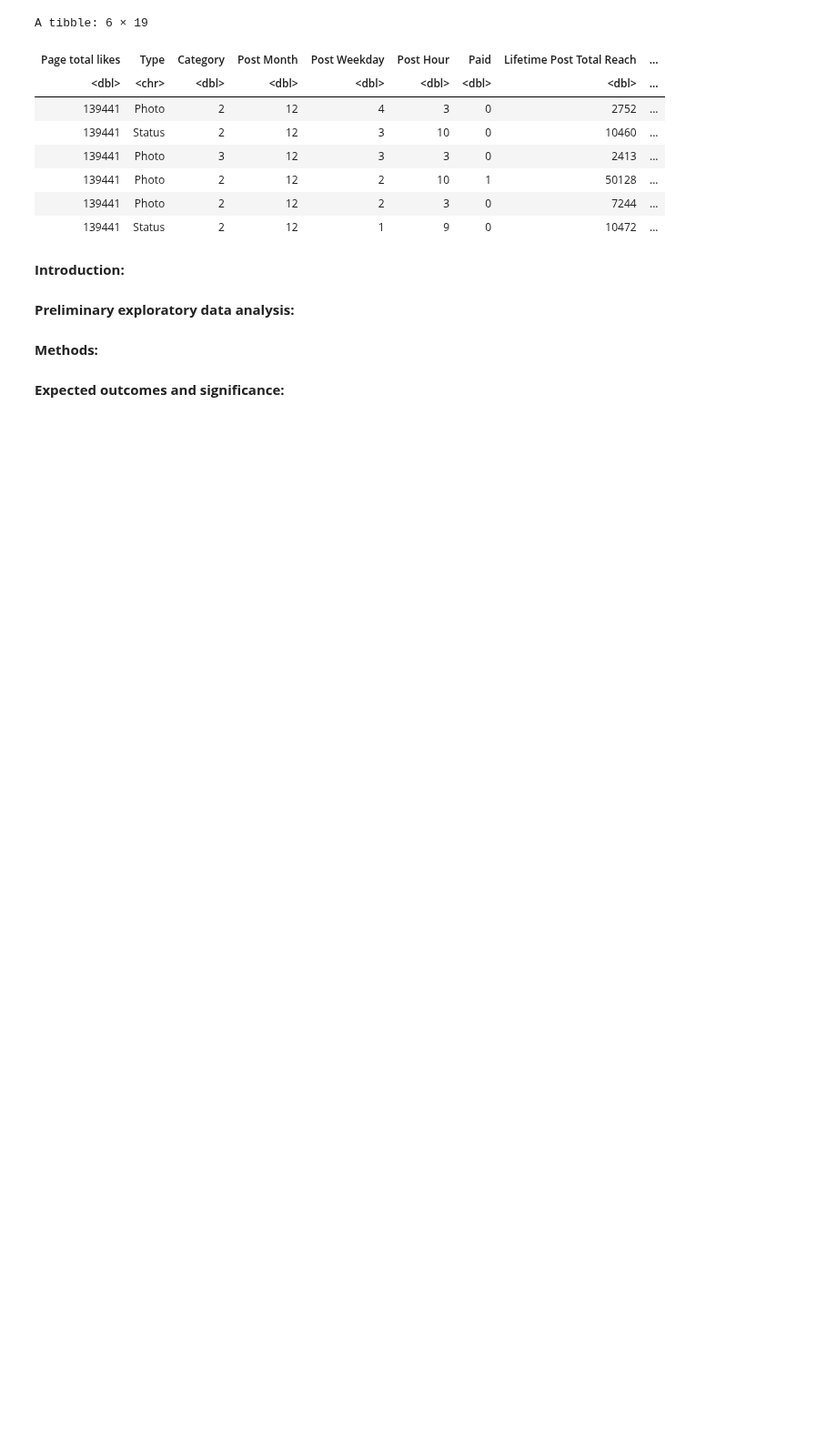
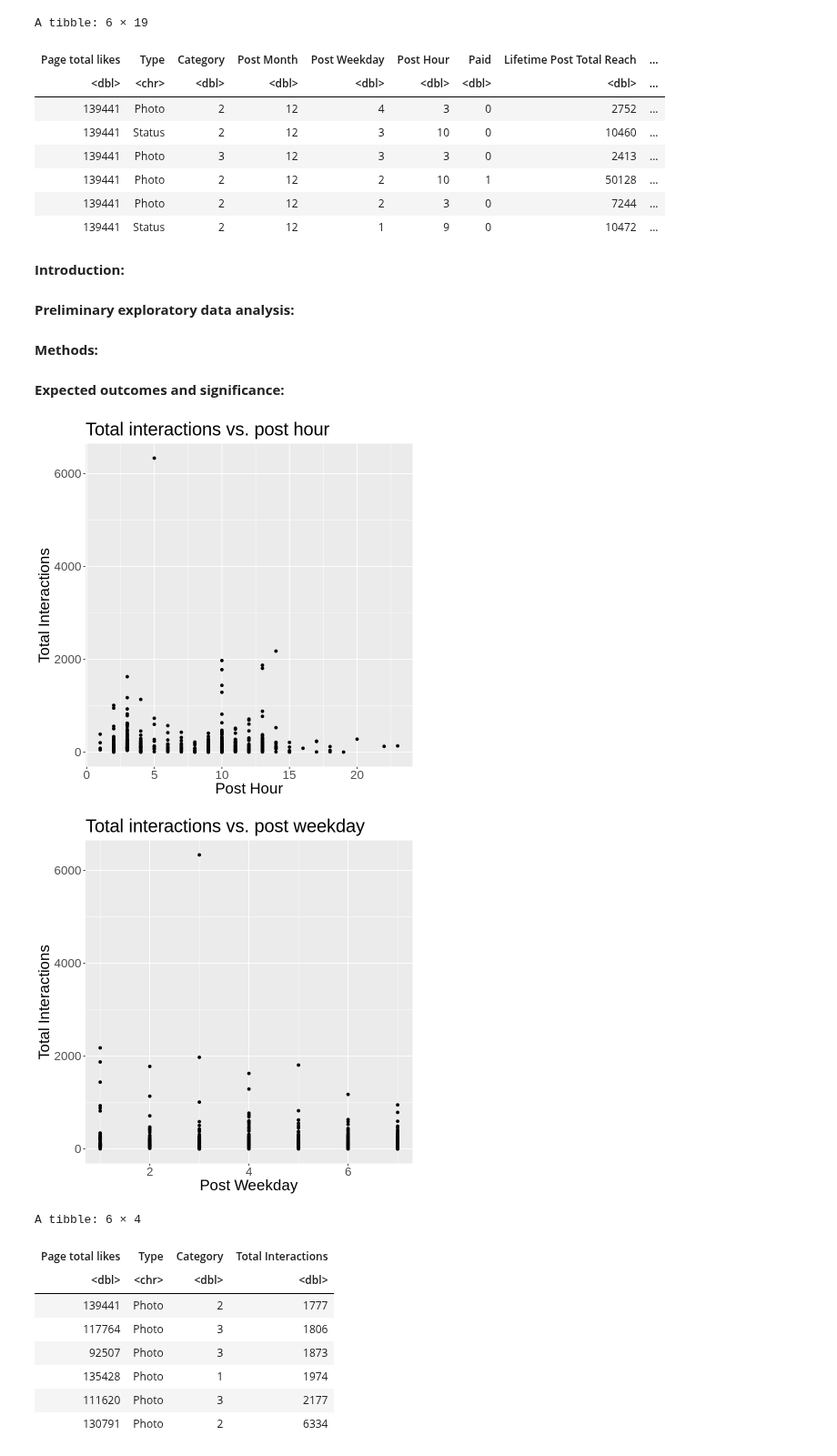
Before and after one commit to amellios/data_science_woohoo, a Jupyter notebook: OwO.ipynb, the cells around one changed output. Shown at 91% size. Drawn from its saved outputs; the diff is of its cells as text; code cells hidden in the pictures; blank space fills up the shorter version.

Commit message:
Added plots (preliminary data analysis)

```diff
--- a/OwO.ipynb
+++ b/OwO.ipynb
@@ -71,3 +71,38 @@ A tibble: 6 × 19
 <strong>Methods:</strong> <br>
 # %% [markdown]
 <strong>Expected outcomes and significance:</strong> <br>
+# %%
+facebook_plot = ggplot(data = facebook, aes(x = `Post Hour`, y = `Total Interactions`)) +
+    geom_point() +
+    labs(title = "Total interactions vs. post hour") +
+    theme(text = element_text(size = 20))
+facebook_plot
+
+facebook_plot2 = ggplot(data = facebook, aes(x = `Post Weekday`, y = `Total Interactions`)) +
+    geom_point() +
+    labs(title = "Total interactions vs. post weekday") +
+    theme(text = element_text(size = 20))
+facebook_plot2
+
+facebook_plot3 = ggplot(data = facebook, aes(x = `Post Month`, y = `Total Interactions`)) +
+    geom_point() +
+    labs(title = "Total interactions vs. post month") +
+    theme(text = element_text(size = 20))
+facebook_plot3
+
+fb_test = facebook %>%
+    select(`Page total likes`, Type, Category, `Total Interactions`) %>%
+    arrange(`Total Interactions`)
+tail(fb_test)
+# %% [output]
+[figure, added]
+[figure, added]
+A tibble: 6 × 4
+| Page total likes | Type | Category | Total Interactions |
+| <dbl> | <chr> | <dbl> | <dbl> |
+| 139441 | Photo | 2 | 1777 |
+| 117764 | Photo | 3 | 1806 |
+| 92507 | Photo | 3 | 1873 |
+| 135428 | Photo | 1 | 1974 |
+| 111620 | Photo | 3 | 2177 |
+| 130791 | Photo | 2 | 6334 |
```
Also changed, not shown: parts of 1 cell of this notebook.
